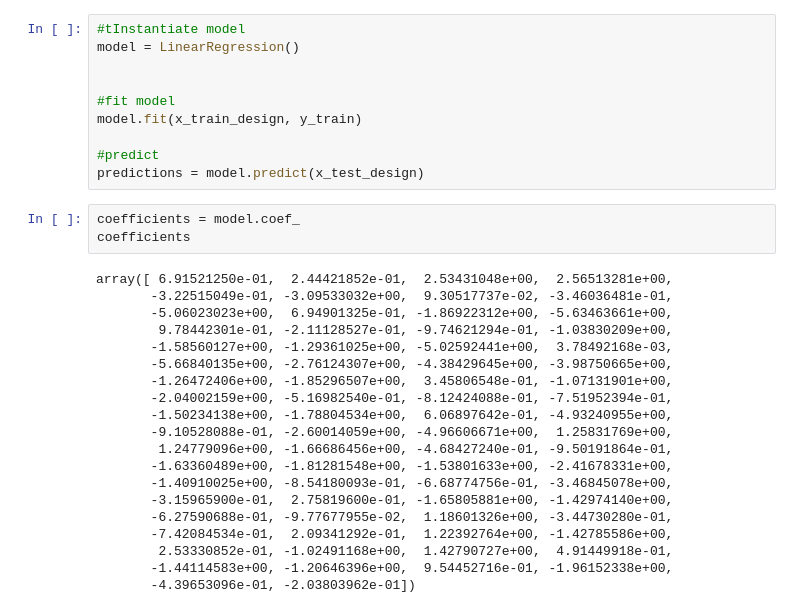
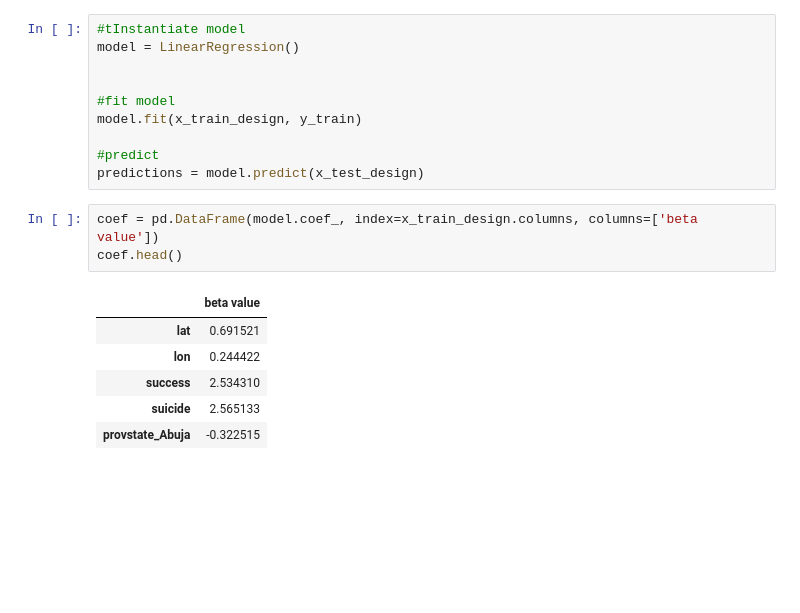
Before and after one commit to pabrokim/Terrorism-in-Nigeria, a Jupyter notebook: terror_data.ipynb, the cells around one changed output. Cells and saved outputs as stored; diff of their text form; blank space fills up the shorter version.

Commit message:
Get Coefs in DF

```diff
--- a/terror_data.ipynb
+++ b/terror_data.ipynb
@@ -199,27 +199,14 @@ model.fit(x_train_design, y_train)
 #predict
 predictions = model.predict(x_test_design)
 # %%
-coefficients = model.coef_
-coefficients
+coef = pd.DataFrame(model.coef_, index=x_train_design.columns, columns=['beta value'])
+coef.head()
 # %% [output]
-array([ 6.91521250e-01,  2.44421852e-01,  2.53431048e+00,  2.56513281e+00,
-       -3.22515049e-01, -3.09533032e+00,  9.30517737e-02, -3.46036481e-01,
-       -5.06023023e+00,  6.94901325e-01, -1.86922312e+00, -5.63463661e+00,
-        9.78442301e-01, -2.11128527e-01, -9.74621294e-01, -1.03830209e+00,
-       -1.58560127e+00, -1.29361025e+00, -5.02592441e+00,  3.78492168e-03,
-       -5.66840135e+00, -2.76124307e+00, -4.38429645e+00, -3.98750665e+00,
-       -1.26472406e+00, -1.85296507e+00,  3.45806548e-01, -1.07131901e+00,
-       -2.04002159e+00, -5.16982540e-01, -8.12424088e-01, -7.51952394e-01,
-       -1.50234138e+00, -1.78804534e+00,  6.06897642e-01, -4.93240955e+00,
-       -9.10528088e-01, -2.60014059e+00, -4.96606671e+00,  1.25831769e+00,
-        1.24779096e+00, -1.66686456e+00, -4.68427240e-01, -9.50191864e-01,
-       -1.63360489e+00, -1.81281548e+00, -1.53801633e+00, -2.41678331e+00,
-       -1.40910025e+00, -8.54180093e-01, -6.68774756e-01, -3.46845078e+00,
-       -3.15965900e-01,  2.75819600e-01, -1.65805881e+00, -1.42974140e+00,
-       -6.27590688e-01, -9.77677955e-02,  1.18601326e+00, -3.44730280e-01,
-       -7.42084534e-01,  2.09341292e-01,  1.22392764e+00, -1.42785586e+00,
-        2.53330852e-01, -1.02491168e+00,  1.42790727e+00,  4.91449918e-01,
-       -1.44114583e+00, -1.20646396e+00,  9.54452716e-01, -1.96152338e+00,
-       -4.39653096e-01, -2.03803962e-01])
+|  | beta value |
+| lat | 0.691521 |
+| lon | 0.244422 |
+| success | 2.534310 |
+| suicide | 2.565133 |
+| provstate_Abuja | -0.322515 |
 # %%
 intercept = model.intercept_
```
Also changed, not shown: parts of 5 cells of this notebook.
